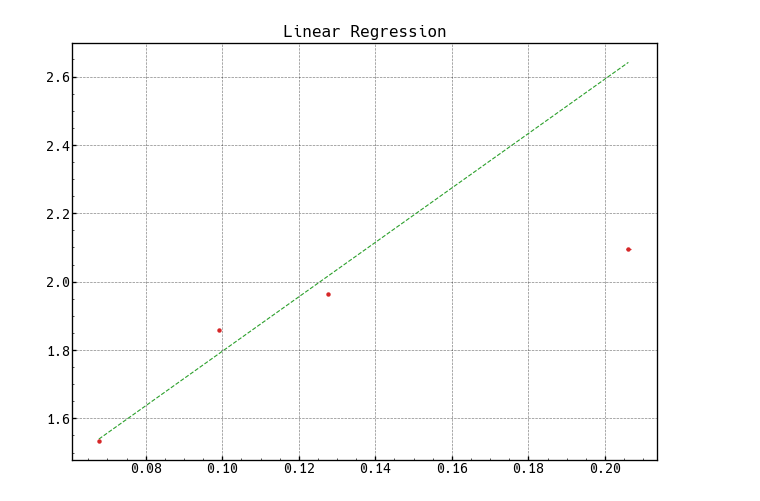
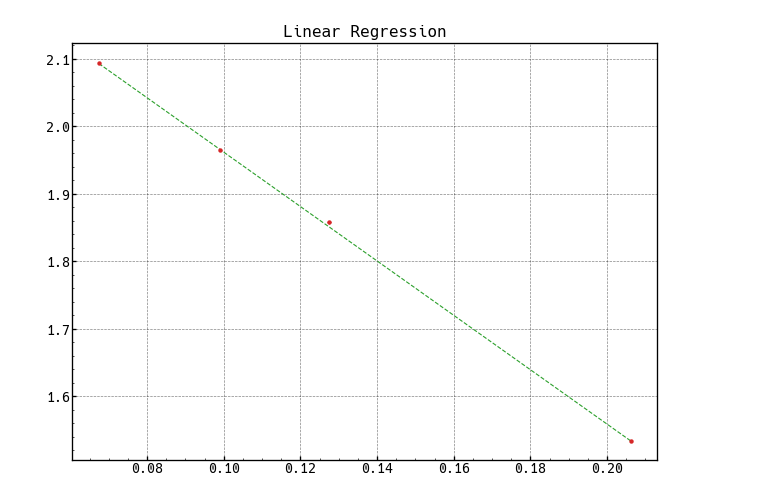
Before and after one commit to trapano-monogamo/laboratorio_pendolo, a Jupyter notebook: program.ipynb, the cells around one changed output. Saved outputs shown, nothing was run; the diff lists cells and outputs as text; code cells hidden in the pictures.

```diff
--- a/program.ipynb
+++ b/program.ipynb
@@ -53,16 +69,26 @@ def calc_chi_sqr(observed, expected, sigma_y, deg_of_freedom: int):
     chi2 = np.sum(chi2i)
     chi2r = chi2 / deg_of_freedom
     return (chi2i, chi2, chi2r)
+# %%
+####################
+# CORRECTIVE TERMS #
+####################
+
+def reduced_length(L: float) -> float:
+    return L + ((4 * mass_radius ** 2 + mass_height ** 2) / (16 * L))
+
+def max_angle(theta_max: float):
+    return 1 - 1 / (1 + (theta_max ** 2) / 16)
 # %%
+###############
+# MAIN SCRIPT #
+###############
+
 class Measurement:
     def __init__(self, length: float, length_err: float, df: pd.DataFrame):
         self.length = length
         self.length_err = length_err
         self.df = df
-
-
-mass = 19.88 + 79.56 # supporto + 4 masse
-mom_of_inertia = 0
 
 
 lengths = pd.read_csv("./data/lunghezze.csv", sep=';', decimal=',')
@@ -78,13 +104,27 @@ for root, dirs, files in os.walk("./data"):
             except: idx = -1
 
             measured_lengths = list(filter(lambda e: e > 0.0, lengths.iloc[idx,:] * 0.001))
+
+            if experimenter == "_tia":
+                length_idx = 0
+            elif experimenter == "_mat":
+                length_idx = 1
+            elif experimenter == "_fil":
+                length_idx = 2
+            if len(measured_lengths) != 3:
+                length_idx = 0
+
             data_sets[file.rstrip(".csv")] = Measurement(
-                np.mean(measured_lengths),
+                # np.mean(measured_lengths),
+                measured_lengths[length_idx],
                 max((max(measured_lengths) - min(measured_lengths)) / 2.0, 0.00002), # (M-m)/2 or 0.02mm
                 pd.read_csv(current_file_path, sep=';', decimal=',')
             )
 
     break  # stop at first recursion level: only ./data
+
+
+data_sets = dict(sorted(data_sets.items(), key=lambda item: item[0]))
 
 
 # print(data_frames["misure fototraguardo, angoli diversi, 3-5-7-10-15 gradi"])
@@ -101,14 +141,24 @@ for name,data in data_sets.items():
     sigma_mean_period = np.std(data.df.iloc[:,1]) / math.sqrt(len(data.df.iloc[:,1]))
 
     if experimenter in name or "(min)" in name: # or "angoli diversi" in name:
-        log(f"[!] {i}: len = {data.length}, T^2 = {mean_period ** 2} +- {sigma_mean_period}")
+        log(f"[!] {i}")
         lin_reg_points[i,0] = data.length
         lin_reg_points[i,1] = mean_period ** 2
         lin_reg_points[i,2] = data.length_err
         lin_reg_points[i,3] = 2 * mean_period * sigma_mean_period
         i += 1
 
-    log("~~~~~~~~~~~~~~~~~~~~~")
+    corrs = [] # max_angle(initial_angles[0])
+    if "angoli diversi" in name:
+        corrs = [max_angle(initial_angles[i]) for i in range(len(data.df.columns) // 2)]
+    else:
+        corrs = [max_angle(initial_angles[0])]
+
+    log(f"\tL = {data.length}")
+    log(f"\t# of periods: {len(data.df.iloc[:,1])}, T^2 = {mean_period ** 2} +- {2 * mean_period * sigma_mean_period}")
+    log(f"\tT = {mean_period} +- {sigma_mean_period} ({max(photogate_resolution, sigma_mean_period)}")
+    log(f"\tDT/T = {corrs}")
+    log(f"\tL_eq = {reduced_length(data.length)}\n~~~~~~~~~~~~~~~~~~~~~")
 
     # fig, ax = plt.subplots()
     # ax.set_title(f"{name}, {data.length}")
@@ -123,18 +173,25 @@ for name,data in data_sets.items():
 
 
 # linear regression
-lin_reg_points.sort(0)
+# lin_reg_points.sort(0)
 
 m_test = (lin_reg_points[-1,1] - lin_reg_points[0,1]) / (lin_reg_points[-1,0] - lin_reg_points[0,0])
 m, b, err_m, err_b, sigma_y = calc_lin_reg(lin_reg_points[:,0], lin_reg_points[:,1], lin_reg_points[:,2], lin_reg_points[:,3], m_test)
-X = np.array([lin_reg_points[0,0], lin_reg_points[-1,0]])
+
+# X = np.array([lin_reg_points[0,0], lin_reg_points[-1,0]])
+X = lin_reg_points[:,0]
 Y = m * X + b
+(_, chi_sqr, chi_sqr_r) = calc_chi_sqr(lin_reg_points[:,1], Y, sigma_y, len(lin_reg_points[:,0] - 2))
 
-log(f"{lin_reg_points}\nm = {m} +- {err_m}\nb = {b} +- {err_b}\nsigma_y = {sigma_y}")
+log(f"{lin_reg_points}\nm = {m} +- {err_m}\nb = {b} +- {err_b}\nsigma_y = {sigma_y}\nchi^2 r = {chi_sqr_r}")
 
 plt.title("Linear Regression")
 plt.errorbar(lin_reg_points[:,0], lin_reg_points[:,1], lin_reg_points[:,3], lin_reg_points[:,2], marker='o', c='tab:red', ls='')
 plt.plot(X, Y, ls='--', c='tab:green')
 plt.savefig("./out/lin_reg.png")
+
+err_g = ((4*math.pi**2) / (m**2)) * err_m
+
+log(f"g = {4 * math.pi ** 2 / m} +- {err_g}")
 # %% [output]
 misura fototraguardo lunghezza 1(min)
@@ -157 +214 @@ sigma_y = [0.00013632449947748807, 0.0004638009977830383, 0.0009760221950898047,
-[figure, old version]
+[figure, new version]
```
Also changed, not shown: parts of 3 cells of this notebook, 1 other file.
